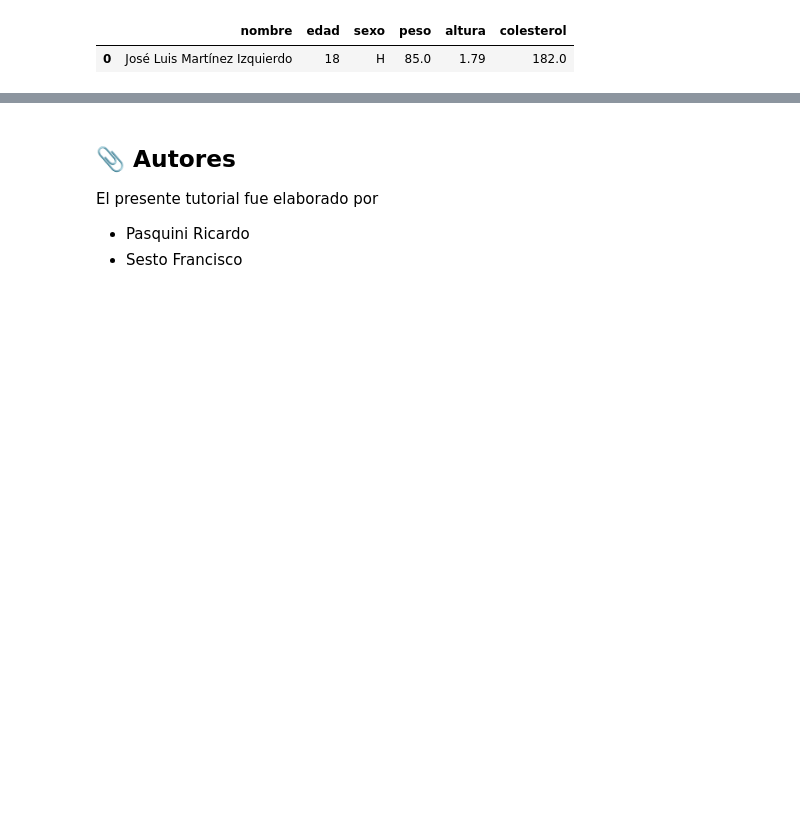
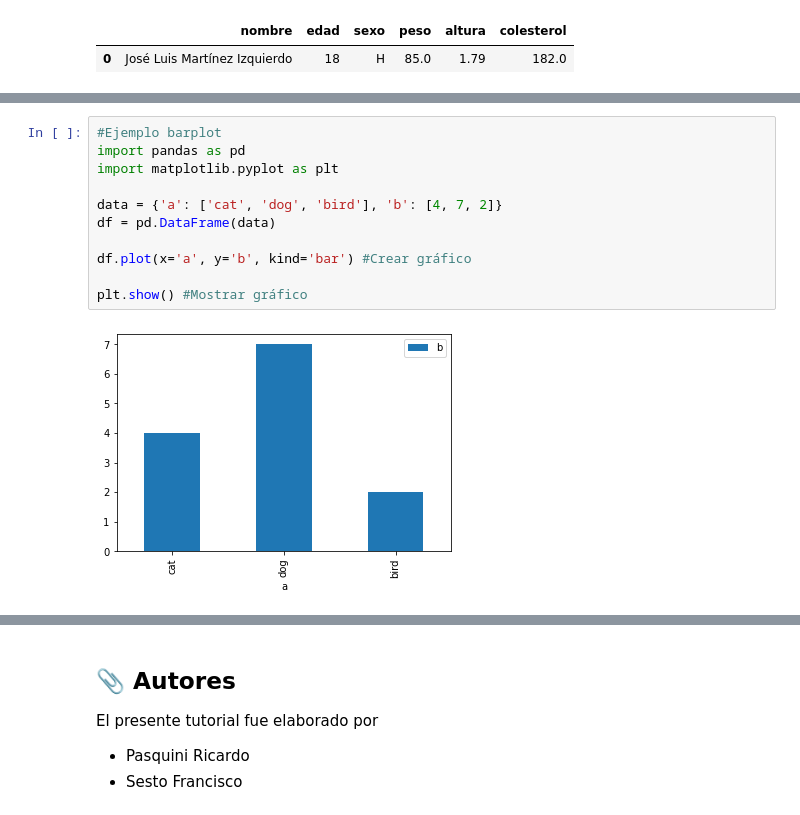
Before and after one commit to rpasquini/econometria, a Jupyter notebook: notebooks/Pandas_Austral.ipynb, the cells around one changed output, grey strips where cells are left out. Cells and saved outputs as stored; diff of their text form; blank space fills up the shorter version.

```diff
--- a/notebooks/Pandas_Austral.ipynb
+++ b/notebooks/Pandas_Austral.ipynb
@@ -837,0 +887,13 @@ df.groupby(['sexo','edad']).get_group(('H',18))
+# %%
+#Ejemplo barplot
+import pandas as pd
+import matplotlib.pyplot as plt
+
+data = {'a': ['cat', 'dog', 'bird'], 'b': [4, 7, 2]}
+df = pd.DataFrame(data)
+
+df.plot(x='a', y='b', kind='bar') #Crear gráfico
+
+plt.show() #Mostrar gráfico
+# %% [output]
+[figure, added]
```
Also changed, not shown: parts of 21 cells of this notebook.
